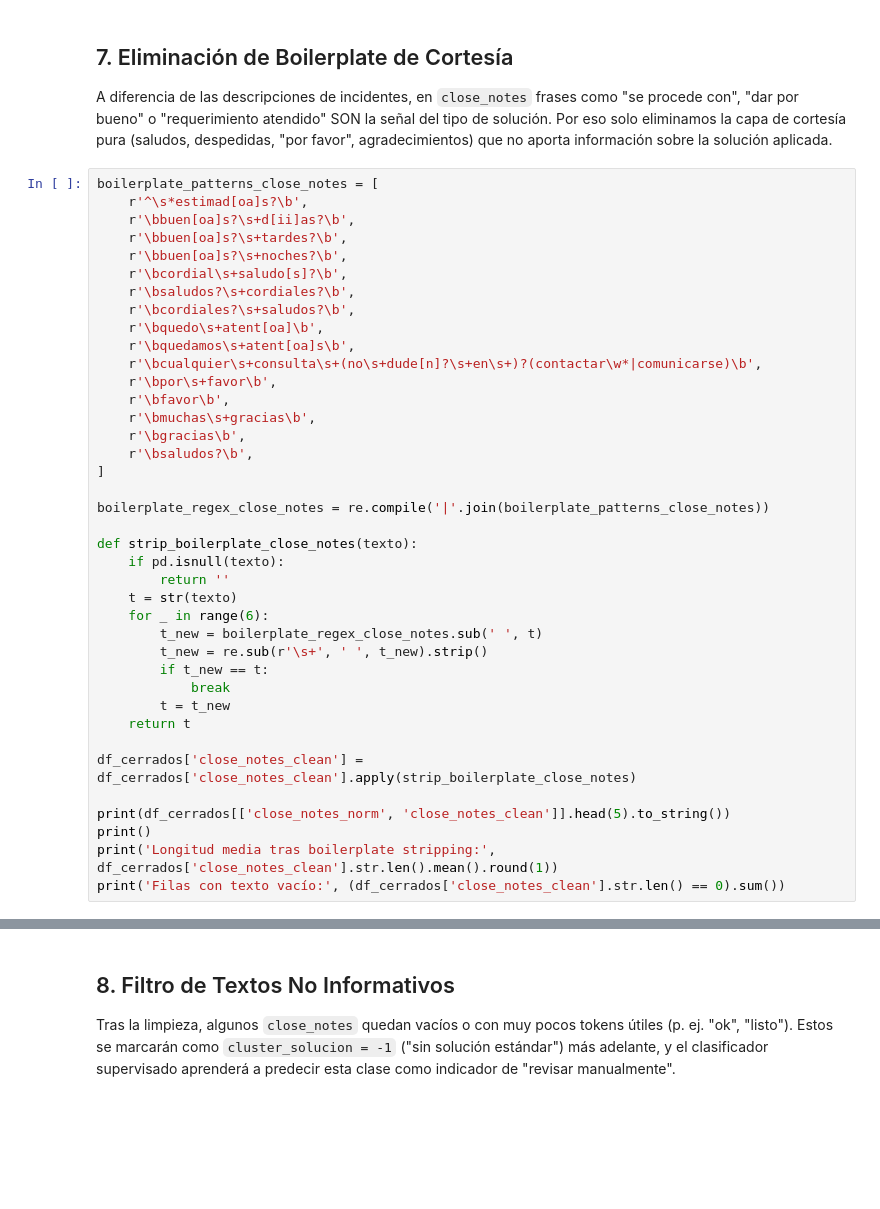
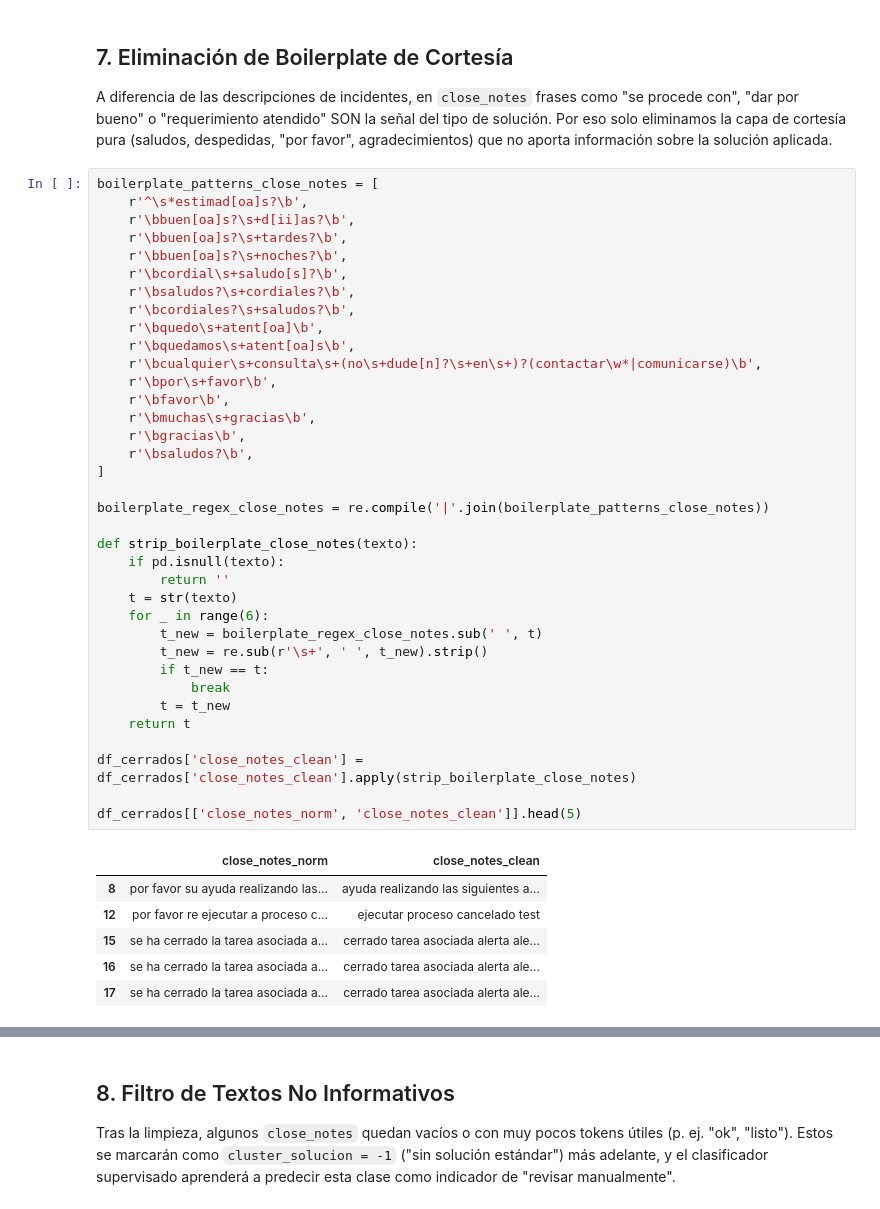
Before and after one commit to OCCA2000/Asignador, a Jupyter notebook: Analisis/Analisis_Soluciones.ipynb, the cells around one changed output, grey strips where cells are left out. Drawn from its saved outputs; the diff is of its cells as text; blank space fills up the shorter version.

```diff
--- a/Analisis/Analisis_Soluciones.ipynb
+++ b/Analisis/Analisis_Soluciones.ipynb
@@ -289,34 +444,38 @@ boilerplate_patterns_close_notes = [
     r'\bbuen[oa]s?\s+noches?\b',
     r'\bcordial\s+saludo[s]?\b',
     r'\bsaludos?\s+cordiales?\b',
     r'\bcordiales?\s+saludos?\b',
     r'\bquedo\s+atent[oa]\b',
     r'\bquedamos\s+atent[oa]s\b',
     r'\bcualquier\s+consulta\s+(no\s+dude[n]?\s+en\s+)?(contactar\w*|comunicarse)\b',
     r'\bpor\s+favor\b',
     r'\bfavor\b',
     r'\bmuchas\s+gracias\b',
     r'\bgracias\b',
     r'\bsaludos?\b',
 ]
 
 boilerplate_regex_close_notes = re.compile('|'.join(boilerplate_patterns_close_notes))
 
 def strip_boilerplate_close_notes(texto):
     if pd.isnull(texto):
         return ''
     t = str(texto)
     for _ in range(6):
         t_new = boilerplate_regex_close_notes.sub(' ', t)
         t_new = re.sub(r'\s+', ' ', t_new).strip()
         if t_new == t:
             break
         t = t_new
     return t
 
 df_cerrados['close_notes_clean'] = df_cerrados['close_notes_clean'].apply(strip_boilerplate_close_notes)
 
-print(df_cerrados[['close_notes_norm', 'close_notes_clean']].head(5).to_string())
-print()
-print('Longitud media tras boilerplate stripping:', df_cerrados['close_notes_clean'].str.len().mean().round(1))
-print('Filas con texto vacío:', (df_cerrados['close_notes_clean'].str.len() == 0).sum())
+df_cerrados[['close_notes_norm', 'close_notes_clean']].head(5)
+# %% [output]
+|  | close_notes_norm | close_notes_clean |
+| 8 | por favor su ayuda realizando las... | ayuda realizando las siguientes a... |
+| 12 | por favor re ejecutar a proceso c... | ejecutar proceso cancelado test |
+| 15 | se ha cerrado la tarea asociada a... | cerrado tarea asociada alerta ale... |
+| 16 | se ha cerrado la tarea asociada a... | cerrado tarea asociada alerta ale... |
+| 17 | se ha cerrado la tarea asociada a... | cerrado tarea asociada alerta ale... |
```
Also changed, not shown: parts of 29 cells of this notebook, 3 other files.
